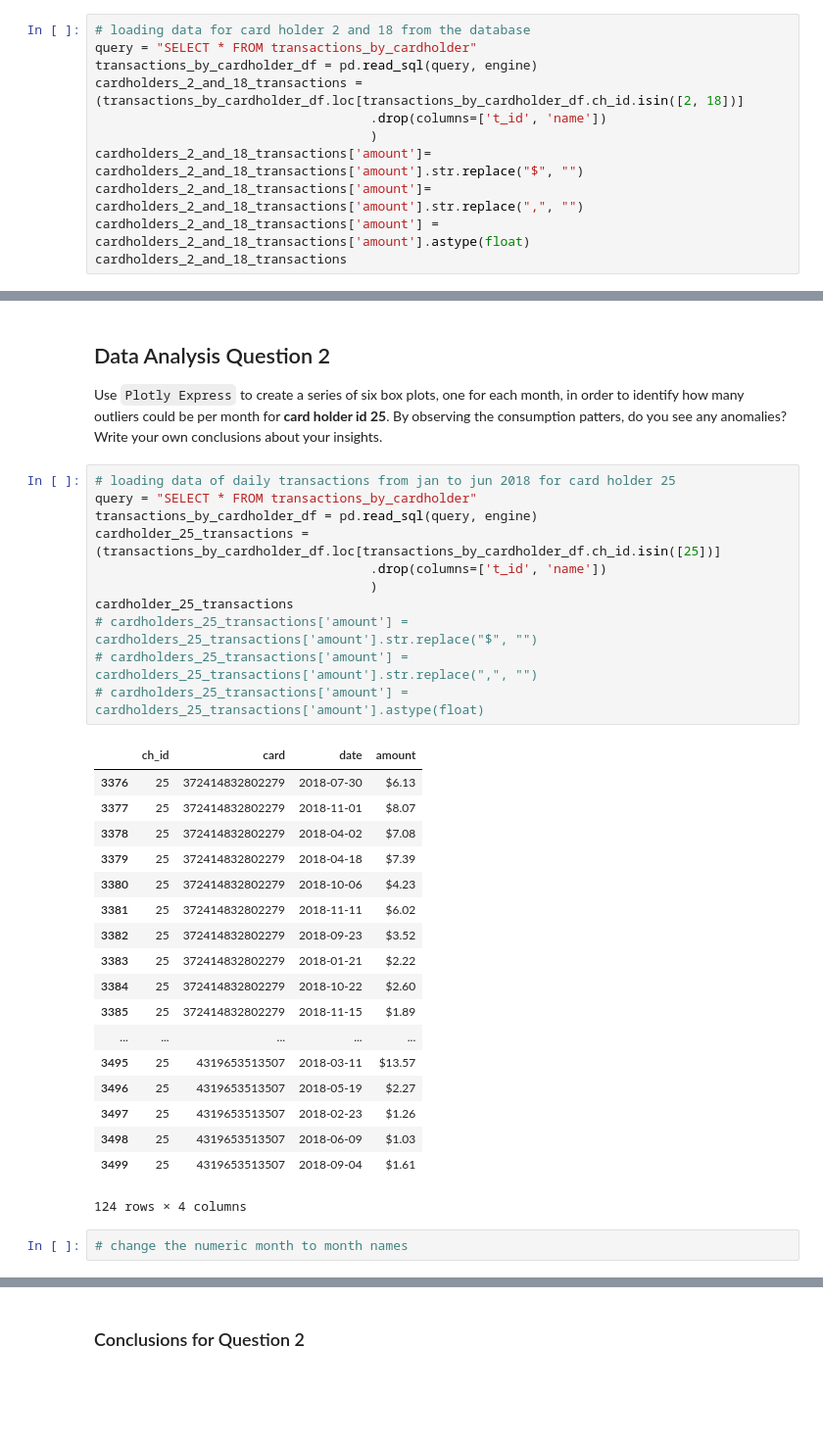
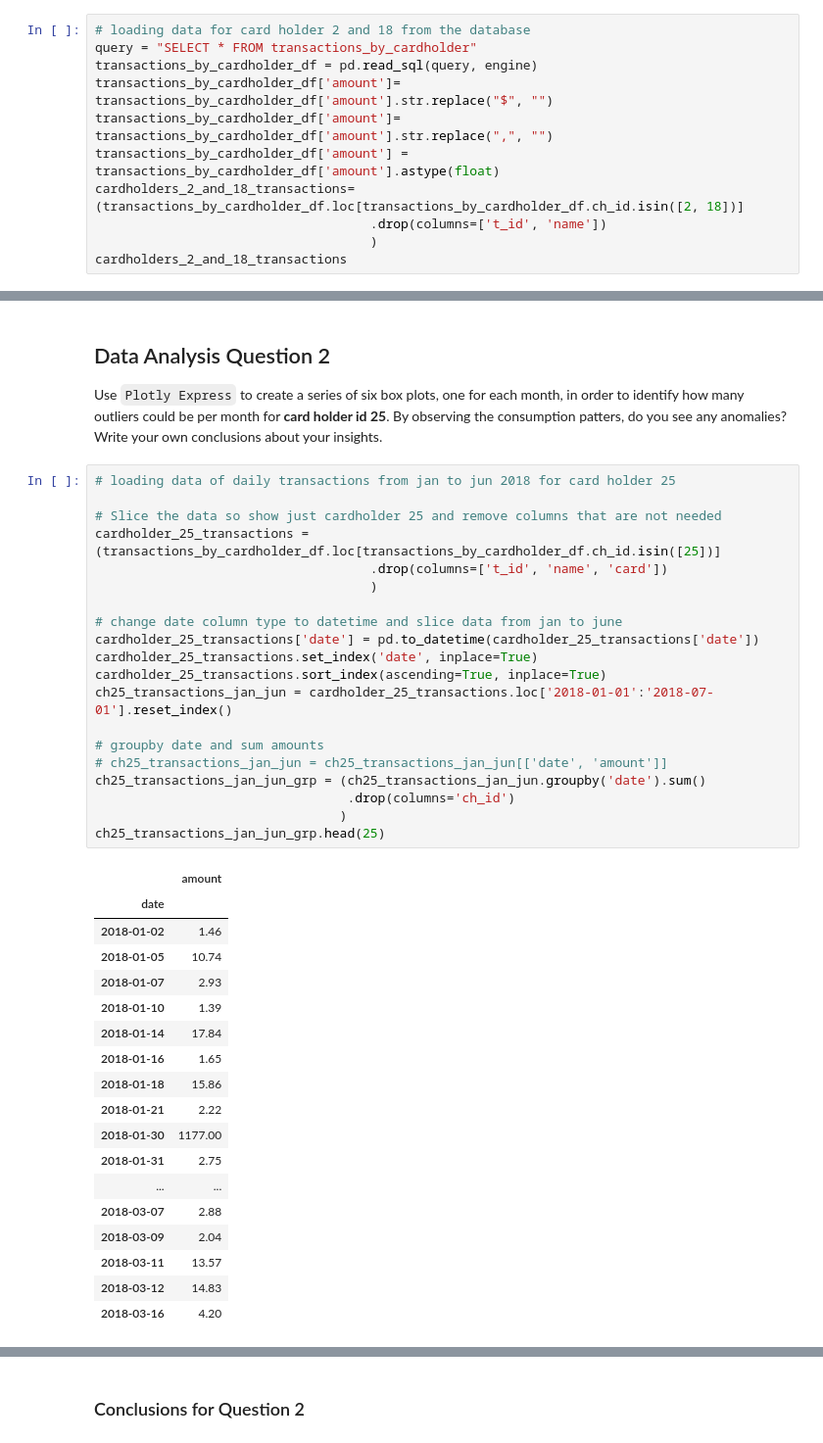
Before and after one commit to brettauc/SQL-Analysis, a Jupyter notebook: Code/visual_data_analysis.ipynb, the cells around one changed output, grey strips where cells are left out. Shown at 98% size. Cells and saved outputs as stored; diff of their text form; blank space fills up the shorter version.

```diff
--- a/Code/visual_data_analysis.ipynb
+++ b/Code/visual_data_analysis.ipynb
@@ -18,12 +18,12 @@ engine = create_engine("postgresql://postgres:postgres@localhost:5432/sqlhw_db")
 # loading data for card holder 2 and 18 from the database
 query = "SELECT * FROM transactions_by_cardholder"
 transactions_by_cardholder_df = pd.read_sql(query, engine)
-cardholders_2_and_18_transactions = (transactions_by_cardholder_df.loc[transactions_by_cardholder_df.ch_id.isin([2, 18])]
+transactions_by_cardholder_df['amount']= transactions_by_cardholder_df['amount'].str.replace("$", "")
+transactions_by_cardholder_df['amount']= transactions_by_cardholder_df['amount'].str.replace(",", "")
+transactions_by_cardholder_df['amount'] = transactions_by_cardholder_df['amount'].astype(float)
+cardholders_2_and_18_transactions= (transactions_by_cardholder_df.loc[transactions_by_cardholder_df.ch_id.isin([2, 18])]
                                     .drop(columns=['t_id', 'name'])
                                     )
-cardholders_2_and_18_transactions['amount']= cardholders_2_and_18_transactions['amount'].str.replace("$", "")
-cardholders_2_and_18_transactions['amount']= cardholders_2_and_18_transactions['amount'].str.replace(",", "")
-cardholders_2_and_18_transactions['amount'] = cardholders_2_and_18_transactions['amount'].astype(float)
 cardholders_2_and_18_transactions
 # %% [output]
 |  | ch_id | card | date | amount |
@@ -102,35 +96,42 @@ ch2_sorted_data.hvplot(xlabel='Date',
    ## Data Analysis Question 2
 
    Use `Plotly Express` to create a series of six box plots, one for each month, in order to identify how many outliers could be per month for **card holder id 25**. By observing the consumption patters, do you see any anomalies? Write your own conclusions about your insights.
-# %%
-# loading data of daily transactions from jan to jun 2018 for card holder 25
-query = "SELECT * FROM transactions_by_cardholder"
-transactions_by_cardholder_df = pd.read_sql(query, engine)
-cardholder_25_transactions = (transactions_by_cardholder_df.loc[transactions_by_cardholder_df.ch_id.isin([25])]
-                                    .drop(columns=['t_id', 'name'])
-                                    )
-cardholder_25_transactions
-# cardholders_25_transactions['amount'] = cardholders_25_transactions['amount'].str.replace("$", "")
-# cardholders_25_transactions['amount'] = cardholders_25_transactions['amount'].str.replace(",", "")
-# cardholders_25_transactions['amount'] = cardholders_25_transactions['amount'].astype(float)
-# %% [output]
-|  | ch_id | card | date | amount |
-| 3376 | 25 | 372414832802279 | 2018-07-30 | $6.13 |
-| 3377 | 25 | 372414832802279 | 2018-11-01 | $8.07 |
-| 3378 | 25 | 372414832802279 | 2018-04-02 | $7.08 |
-| 3379 | 25 | 372414832802279 | 2018-04-18 | $7.39 |
-| 3380 | 25 | 372414832802279 | 2018-10-06 | $4.23 |
-| 3381 | 25 | 372414832802279 | 2018-11-11 | $6.02 |
-| 3382 | 25 | 372414832802279 | 2018-09-23 | $3.52 |
-| 3383 | 25 | 372414832802279 | 2018-01-21 | $2.22 |
-| 3384 | 25 | 372414832802279 | 2018-10-22 | $2.60 |
-| 3385 | 25 | 372414832802279 | 2018-11-15 | $1.89 |
-| ... | ... | ... | ... | ... |
-| 3495 | 25 | 4319653513507 | 2018-03-11 | $13.57 |
-| 3496 | 25 | 4319653513507 | 2018-05-19 | $2.27 |
-| 3497 | 25 | 4319653513507 | 2018-02-23 | $1.26 |
-| 3498 | 25 | 4319653513507 | 2018-06-09 | $1.03 |
-| 3499 | 25 | 4319653513507 | 2018-09-04 | $1.61 |
-124 rows × 4 columns
-# %%
-# change the numeric month to month names
+# %%
+# loading data of daily transactions from jan to jun 2018 for card holder 25
+
+# Slice the data so show just cardholder 25 and remove columns that are not needed
+cardholder_25_transactions = (transactions_by_cardholder_df.loc[transactions_by_cardholder_df.ch_id.isin([25])]
+                                    .drop(columns=['t_id', 'name', 'card'])
+                                    )
+
+# change date column type to datetime and slice data from jan to june
+cardholder_25_transactions['date'] = pd.to_datetime(cardholder_25_transactions['date'])
+cardholder_25_transactions.set_index('date', inplace=True)
+cardholder_25_transactions.sort_index(ascending=True, inplace=True)
+ch25_transactions_jan_jun = cardholder_25_transactions.loc['2018-01-01':'2018-07-01'].reset_index()
+
+# groupby date and sum amounts
+# ch25_transactions_jan_jun = ch25_transactions_jan_jun[['date', 'amount']]
+ch25_transactions_jan_jun_grp = (ch25_transactions_jan_jun.groupby('date').sum()
+                                 .drop(columns='ch_id')
+                                )
+ch25_transactions_jan_jun_grp.head(25)
+# %% [output]
+|  | amount |
+| date |  |
+| 2018-01-02 | 1.46 |
+| 2018-01-05 | 10.74 |
+| 2018-01-07 | 2.93 |
+| 2018-01-10 | 1.39 |
+| 2018-01-14 | 17.84 |
+| 2018-01-16 | 1.65 |
+| 2018-01-18 | 15.86 |
+| 2018-01-21 | 2.22 |
+| 2018-01-30 | 1177.00 |
+| 2018-01-31 | 2.75 |
+| ... | ... |
+| 2018-03-07 | 2.88 |
+| 2018-03-09 | 2.04 |
+| 2018-03-11 | 13.57 |
+| 2018-03-12 | 14.83 |
+| 2018-03-16 | 4.20 |
```
Also changed, not shown: parts of 5 cells of this notebook.
